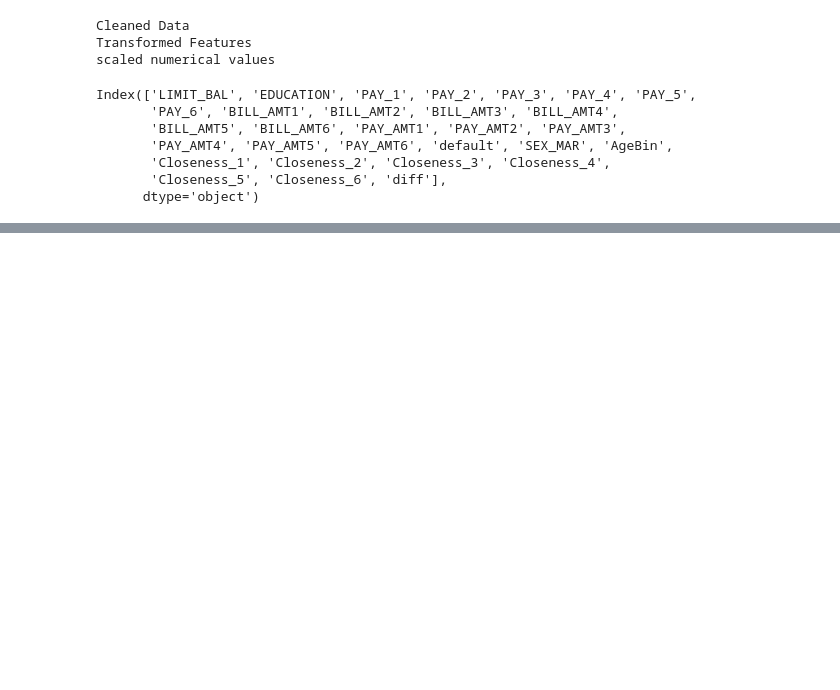
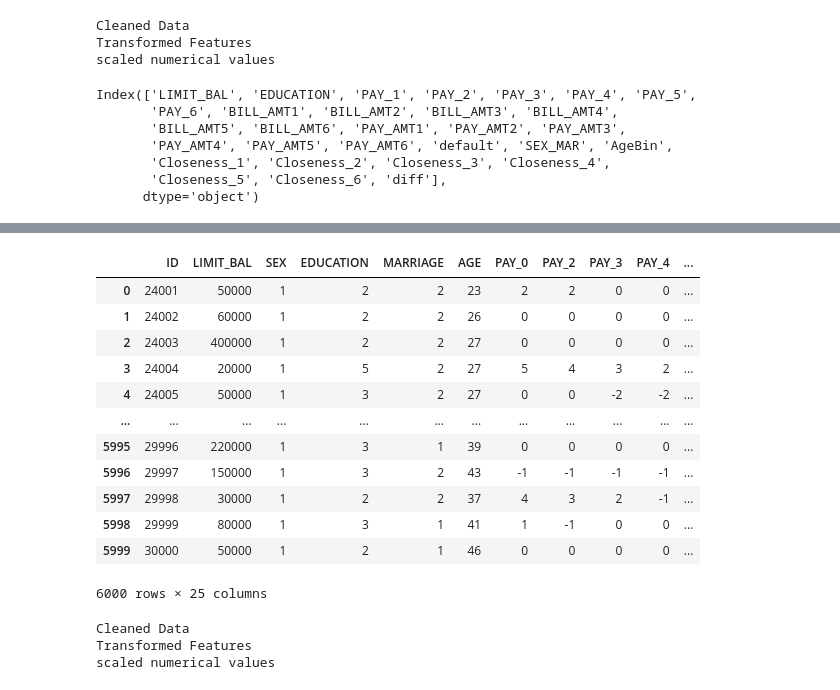
Before and after one commit to kimdanny/Credit-card-default-prediction, a Jupyter notebook: working/Preprocessing_pipeline - danny.ipynb, the cells around one changed output, grey strips where cells are left out. Drawn from its saved outputs; the diff is of its cells as text; code cells hidden in the pictures; blank space fills up the shorter version.

```diff
--- a/working/Preprocessing_pipeline - danny.ipynb
+++ b/working/Preprocessing_pipeline - danny.ipynb
@@ -467,0 +478,23 @@ final_df
+# %%
+test = pd.read_csv('../data/CreditCard_test.csv', header=1)
+test
+# %% [output]
+|  | ID | LIMIT_BAL | SEX | EDUCATION | MARRIAGE | AGE | PAY_0 | PAY_2 | PAY_3 | PAY_4 | ... |
+| 0 | 24001 | 50000 | 1 | 2 | 2 | 23 | 2 | 2 | 0 | 0 | ... |
+| 1 | 24002 | 60000 | 1 | 2 | 2 | 26 | 0 | 0 | 0 | 0 | ... |
+| 2 | 24003 | 400000 | 1 | 2 | 2 | 27 | 0 | 0 | 0 | 0 | ... |
+| 3 | 24004 | 20000 | 1 | 5 | 2 | 27 | 5 | 4 | 3 | 2 | ... |
+| 4 | 24005 | 50000 | 1 | 3 | 2 | 27 | 0 | 0 | -2 | -2 | ... |
+| ... | ... | ... | ... | ... | ... | ... | ... | ... | ... | ... | ... |
+| 5995 | 29996 | 220000 | 1 | 3 | 1 | 39 | 0 | 0 | 0 | 0 | ... |
+| 5996 | 29997 | 150000 | 1 | 3 | 2 | 43 | -1 | -1 | -1 | -1 | ... |
+| 5997 | 29998 | 30000 | 1 | 2 | 2 | 37 | 4 | 3 | 2 | -1 | ... |
+| 5998 | 29999 | 80000 | 1 | 3 | 1 | 41 | 1 | -1 | 0 | 0 | ... |
+| 5999 | 30000 | 50000 | 1 | 2 | 1 | 46 | 0 | 0 | 0 | 0 | ... |
+6000 rows × 25 columns
+# %%
+test_final = processing_pipline(test)
+# %% [output]
+Cleaned Data
+Transformed Features
+scaled numerical values
```
Also changed, not shown: parts of 8 cells of this notebook, 1 other file.
